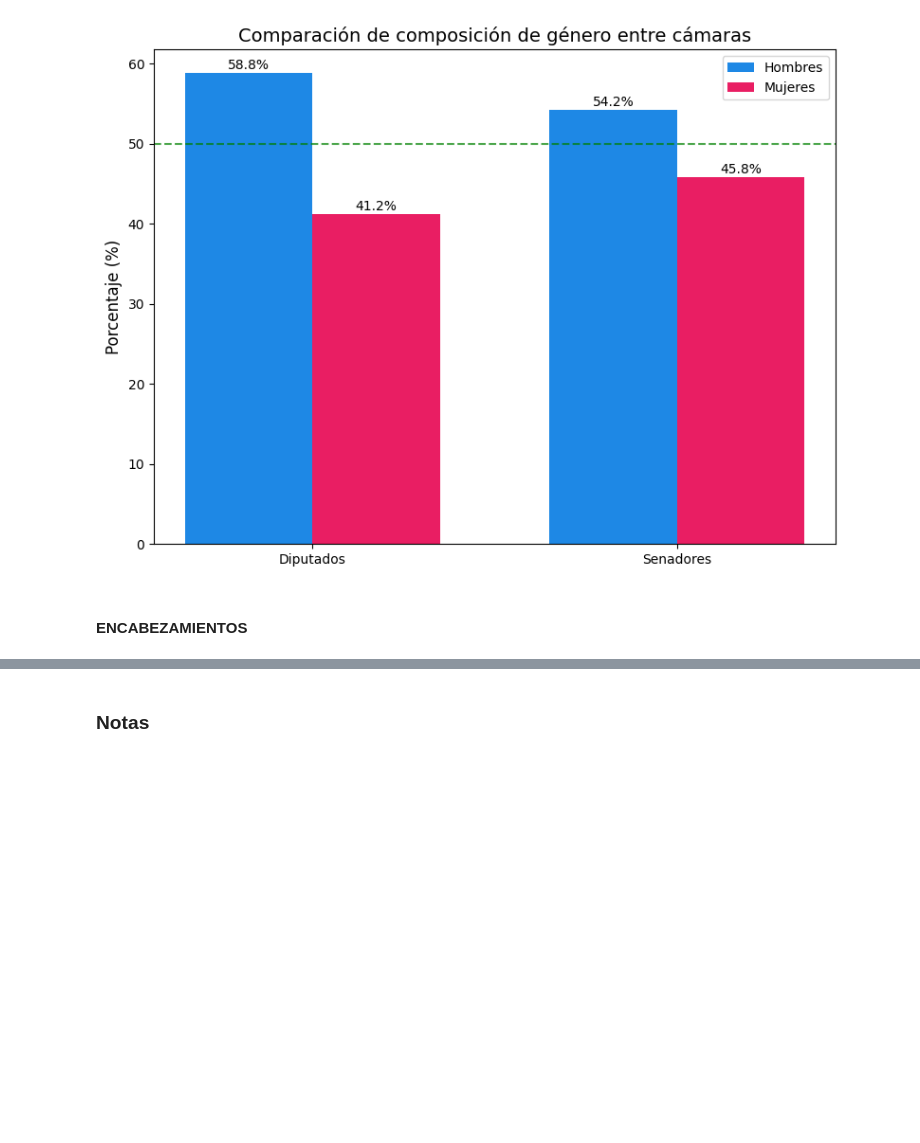
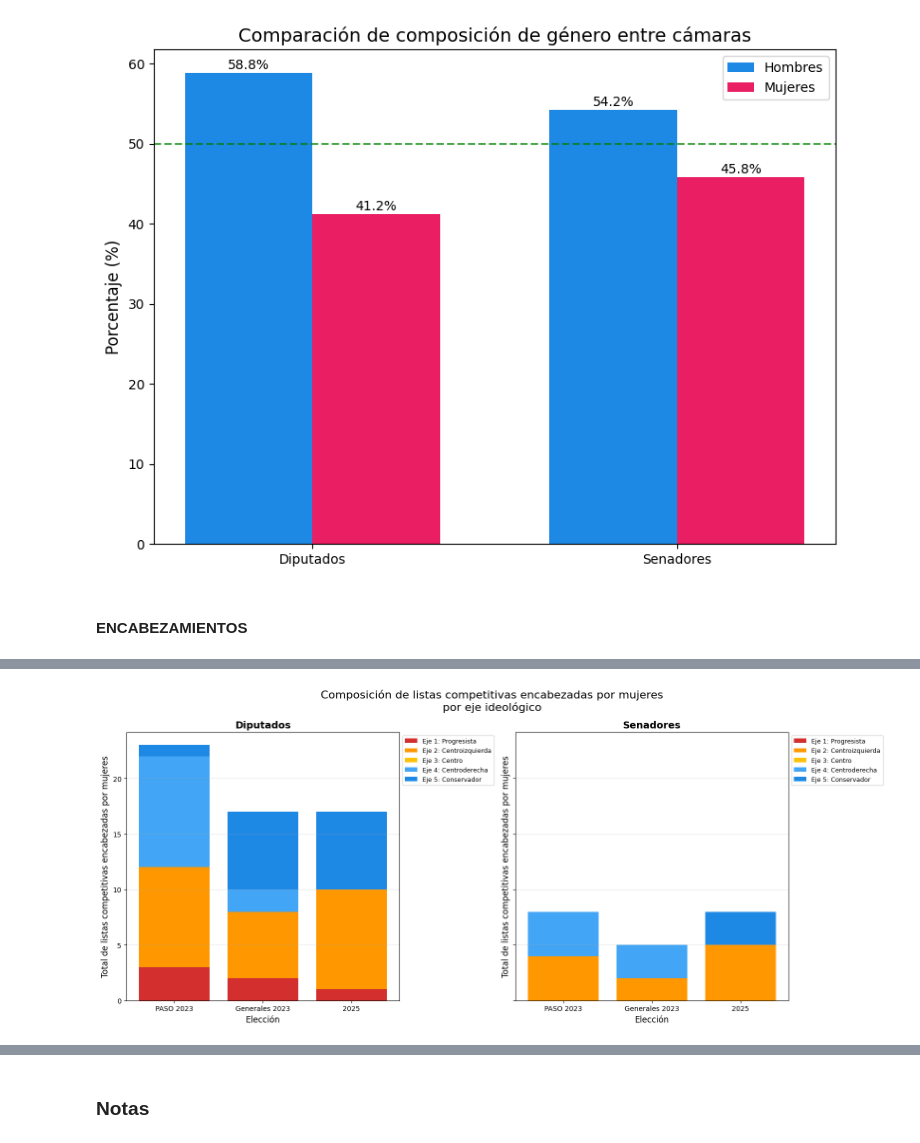
Before and after one commit to flordis/IT-Academy, a Jupyter notebook: proyecto/ITA_project_analysis.ipynb, the cells around one changed output, grey strips where cells are left out. Drawn from its saved outputs; the diff is of its cells as text; code cells hidden in the pictures; blank space fills up the shorter version.

```diff
--- a/proyecto/ITA_project_analysis.ipynb
+++ b/proyecto/ITA_project_analysis.ipynb
@@ -431,0 +607,36 @@ NOTA: Los valores son promedios entre todas las jurisdicciones
+# %%
+# ============================================================================
+# GRÁFICO 2: Barras apiladas (composición total por elección)
+# ============================================================================
+
+fig, axes = plt.subplots(1, 2, figsize=(16, 7), sharey=True)
+
+for idx, camara in enumerate(['Diputados', 'Senadores']):
+    ax = axes[idx]
+    df_camara = df_total[df_total['camara_nombre'] == camara]
+
+    # Agrupar y reindexar
+    datos_composicion = df_camara.groupby('eleccion')[columnas_eje].sum()
+    datos_composicion = datos_composicion.reindex(orden_elecciones).fillna(0)
+
+    bottom = None
+    for col in columnas_eje:  # Ya ordenados de izquierda a derecha
+        ax.bar(datos_composicion.index, datos_composicion[col],
+               bottom=bottom, label=nombres_ejes[col],
+               color=colores_eje[col])
+        if bottom is None:
+            bottom = datos_composicion[col].copy()
+        else:
+            bottom = bottom + datos_composicion[col]
+
+    ax.set_title(f'{camara}', fontsize=14, fontweight='bold')
+    ax.set_xlabel('Elección', fontsize=12)
+    ax.set_ylabel('Total de listas competitivas encabezadas por mujeres', fontsize=12)
+    ax.legend(loc='upper left', bbox_to_anchor=(1, 1), fontsize=9)
+    ax.grid(axis='y', alpha=0.3)
+
+plt.suptitle('Composición de listas competitivas encabezadas por mujeres\npor eje ideológico', fontsize=16)
+plt.tight_layout()
+plt.show()
+# %% [output]
+[figure, added]
```
Also changed, not shown: parts of 14 cells of this notebook, 1 other file.
